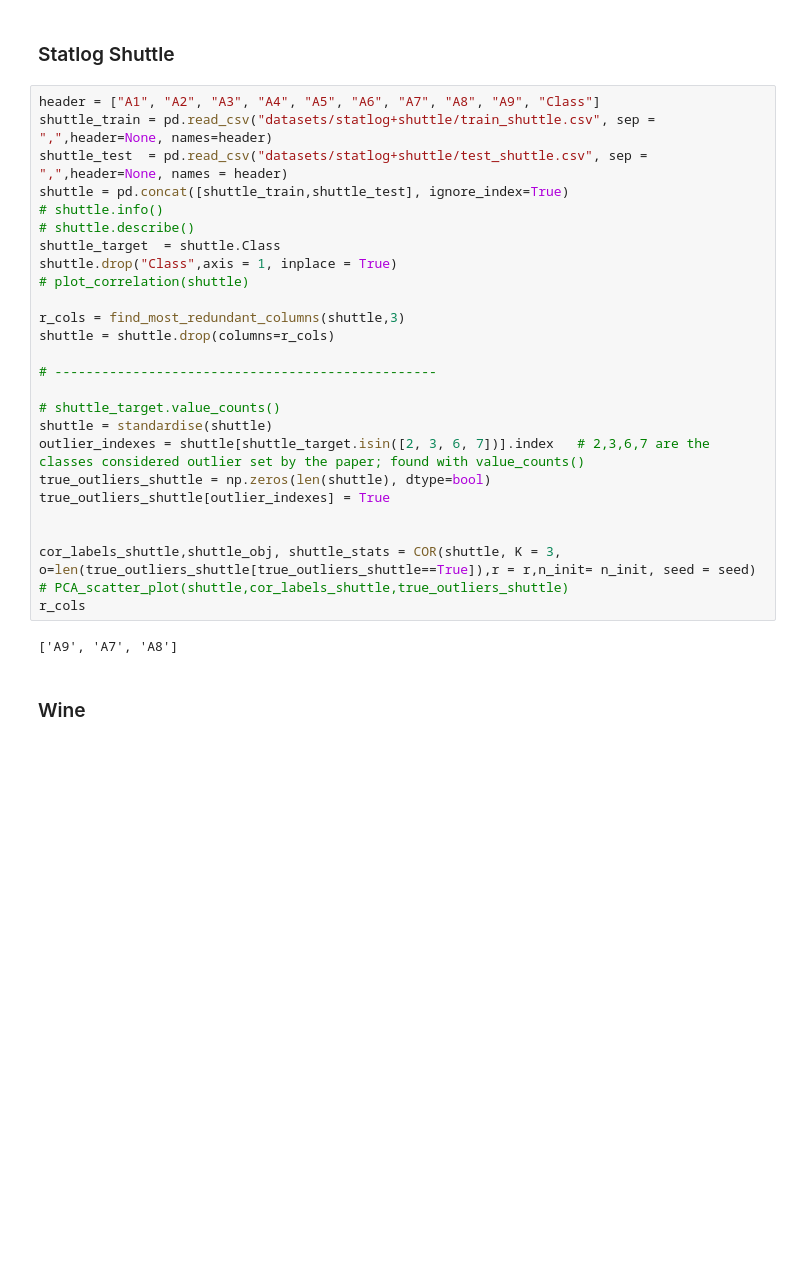
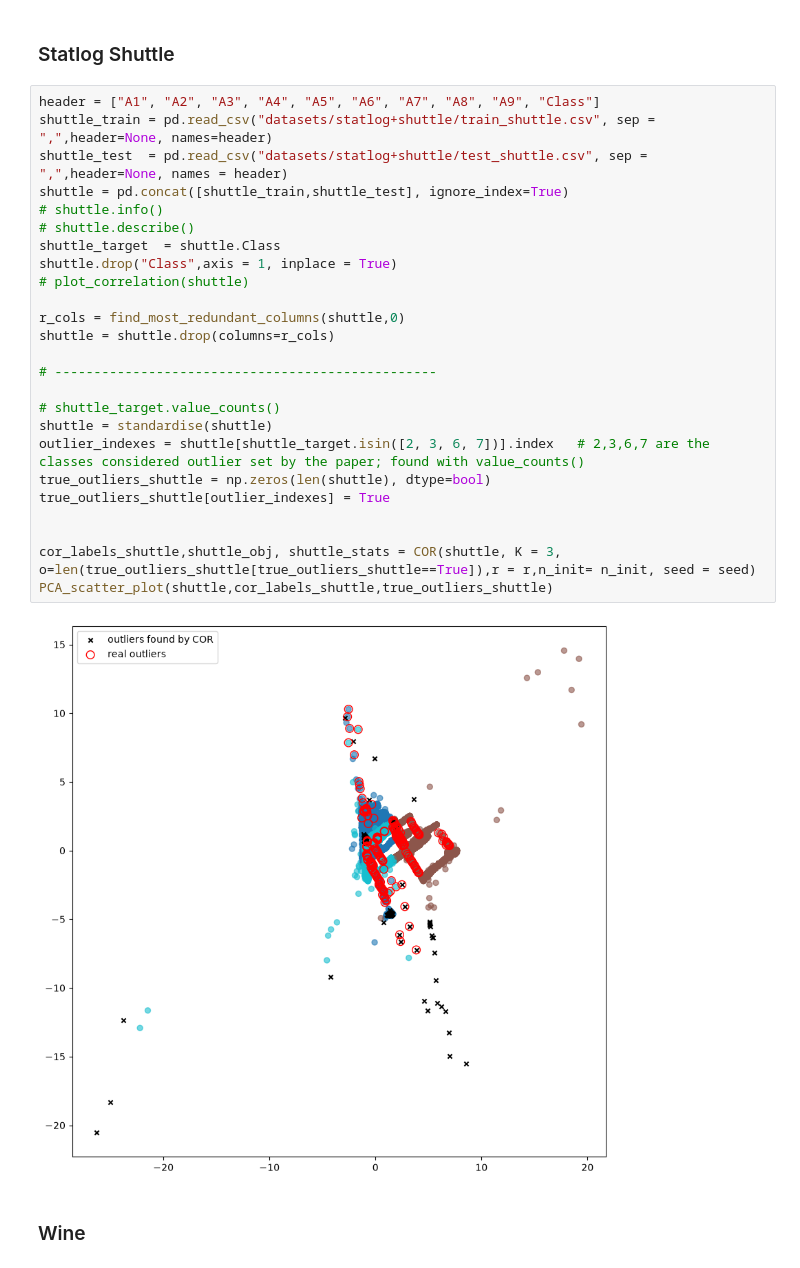
Before and after one commit to Ddav3/Clustering-with-Outlier-Removal-Implementation, a Jupyter notebook: cor_test.ipynb, the cells around one changed output. Cells and saved outputs as stored; diff of their text form; blank space fills up the shorter version.

```diff
--- a/cor_test.ipynb
+++ b/cor_test.ipynb
@@ -94,31 +97,30 @@ seed = 42
 # %%
 header = ["A1", "A2", "A3", "A4", "A5", "A6", "A7", "A8", "A9", "Class"]
 shuttle_train = pd.read_csv("datasets/statlog+shuttle/train_shuttle.csv", sep = ",",header=None, names=header)
 shuttle_test  = pd.read_csv("datasets/statlog+shuttle/test_shuttle.csv", sep = ",",header=None, names = header)
 shuttle = pd.concat([shuttle_train,shuttle_test], ignore_index=True)
 # shuttle.info()
 # shuttle.describe()
 shuttle_target  = shuttle.Class
 shuttle.drop("Class",axis = 1, inplace = True)
 # plot_correlation(shuttle)
 
-r_cols = find_most_redundant_columns(shuttle,3)
+r_cols = find_most_redundant_columns(shuttle,0)
 shuttle = shuttle.drop(columns=r_cols)
 
 # -------------------------------------------------
 
 # shuttle_target.value_counts()
 shuttle = standardise(shuttle)
 outlier_indexes = shuttle[shuttle_target.isin([2, 3, 6, 7])].index   # 2,3,6,7 are the classes considered outlier set by the paper; found with value_counts()
 true_outliers_shuttle = np.zeros(len(shuttle), dtype=bool)
 true_outliers_shuttle[outlier_indexes] = True
 
 
 cor_labels_shuttle,shuttle_obj, shuttle_stats = COR(shuttle, K = 3, o=len(true_outliers_shuttle[true_outliers_shuttle==True]),r = r,n_init= n_init, seed = seed)
-# PCA_scatter_plot(shuttle,cor_labels_shuttle,true_outliers_shuttle)
-r_cols
+PCA_scatter_plot(shuttle,cor_labels_shuttle,true_outliers_shuttle)
 # %% [output]
-['A9', 'A7', 'A8']
+[figure, added]
 # %% [markdown]
 ### Wine
 # %%
```
Also changed, not shown: parts of 7 cells of this notebook, 2 other files.
